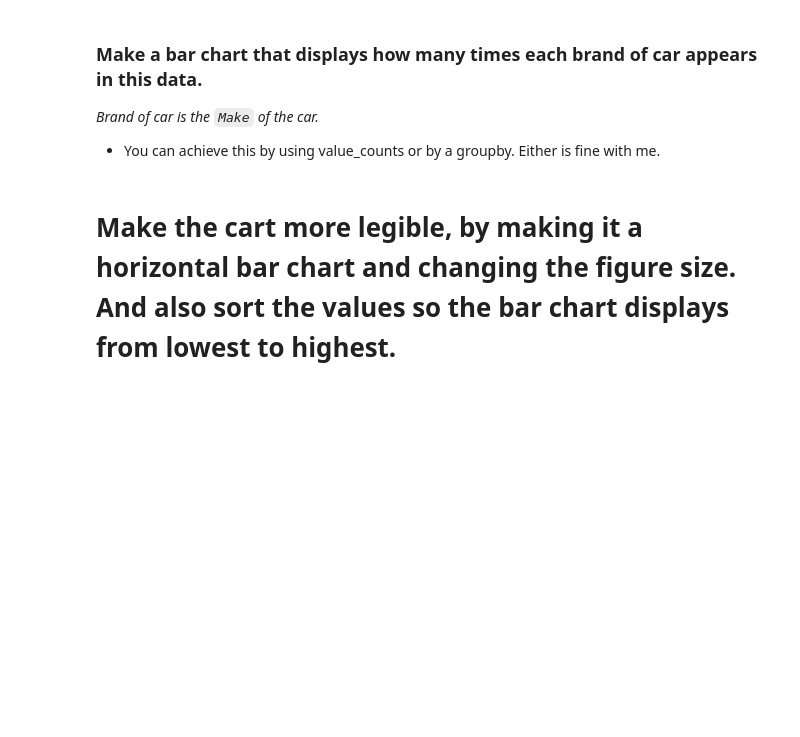
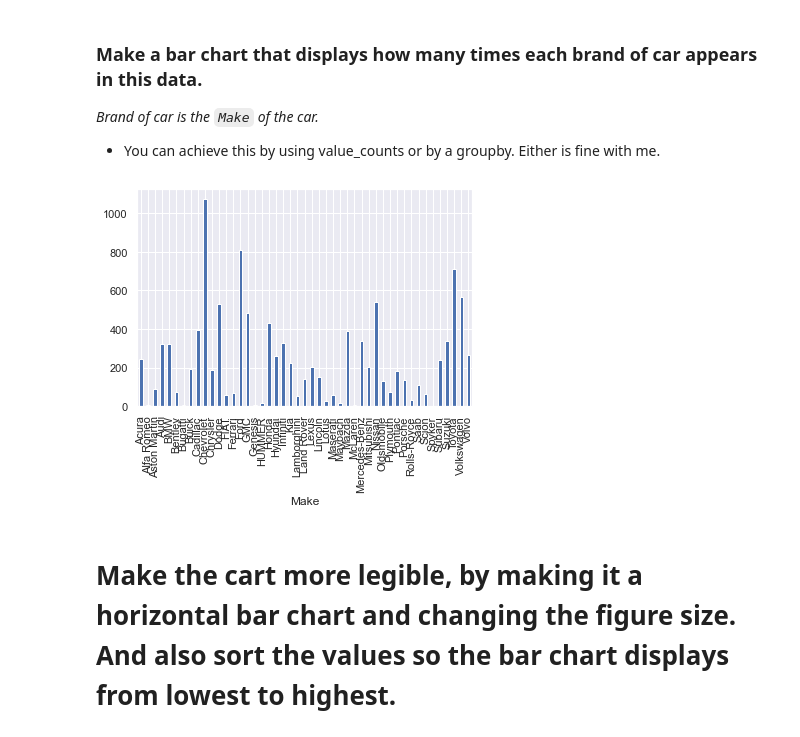
Before and after one commit to ValinaProjects/2021-fall-data-science, a Jupyter notebook: Week-02-EDA/Exercise-EDA.ipynb, the cells around one changed output. Cells and saved outputs as stored; diff of their text form; code cells hidden in the pictures; blank space fills up the shorter version.

```diff
--- a/Week-02-EDA/Exercise-EDA.ipynb
+++ b/Week-02-EDA/Exercise-EDA.ipynb
@@ -73,6 +73,6 @@ df.shape
 (11194, 15)
 # %%
 # * Remove any row that has a null value in it.
-df
+df = df.dropna()
 # %%
 # * Do a sanity check and pring how long our dataframe is now that we have removed our null values.
@@ -82,6 +100,9 @@ _Brand of car is the `Make` of the car._
 * You can achieve this by using value_counts or by a groupby.  Either is fine with me.
 # %%
 # Make a bar chart that displays how many times each brand of car appears in this data.
+gb = df.groupby('Make')['Make'].size().plot(kind='bar')
+# %% [output]
+[figure, added]
 # %% [markdown]
 # Make the cart more legible, by making it a horizontal bar chart and changing the figure size.  And also sort the values so the bar chart displays from lowest to highest.
 # %%
```
Also changed, not shown: parts of 23 cells of this notebook.
